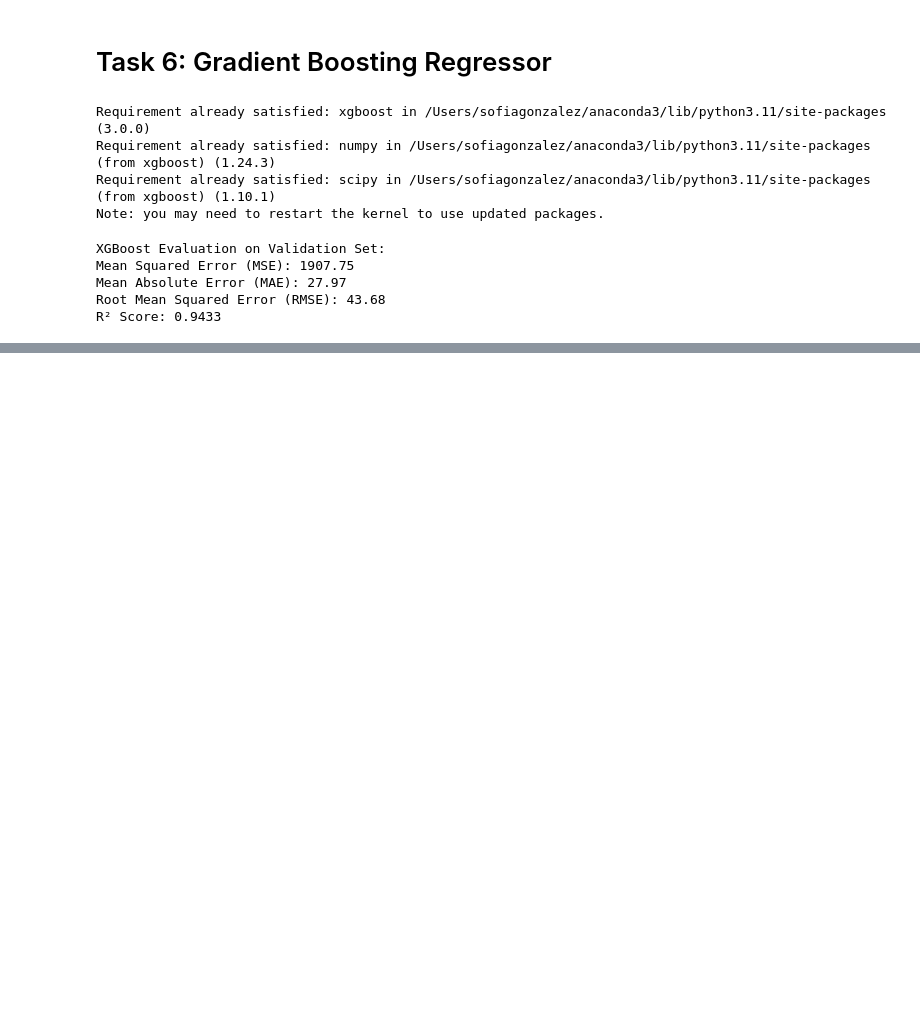
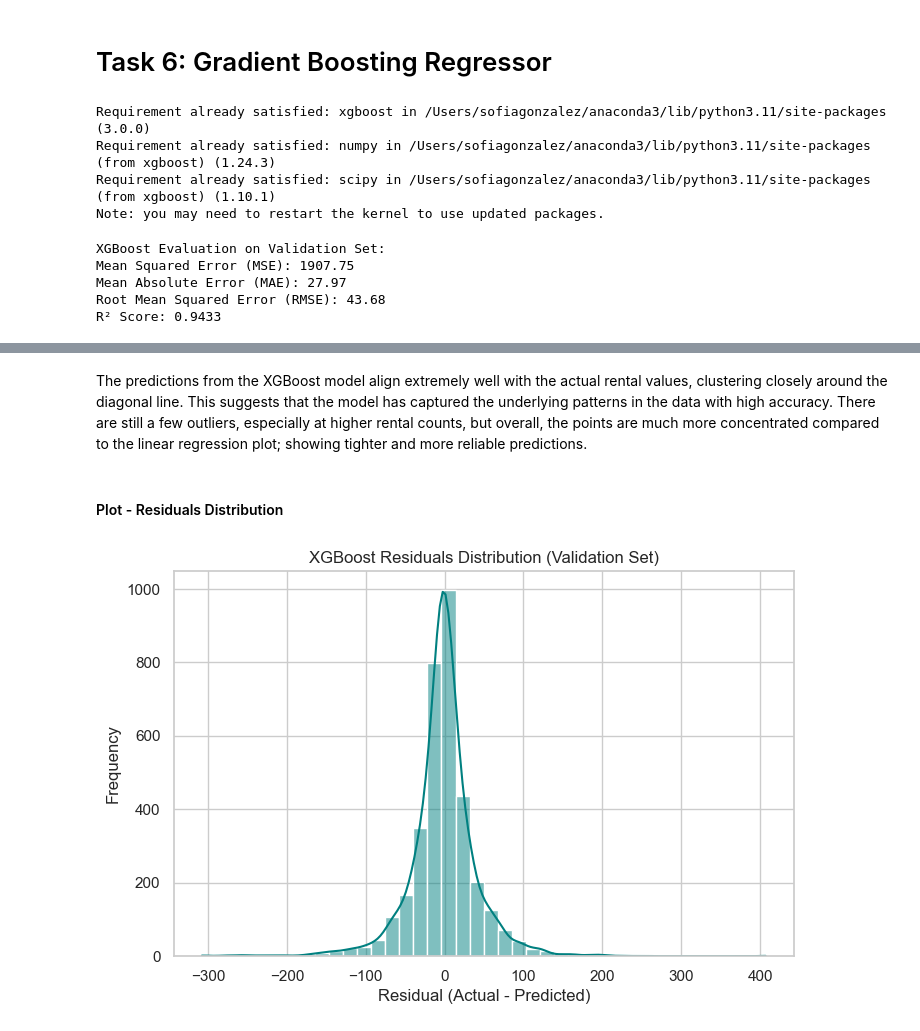
Before and after one commit to sofiagzzloz/ML-fundamentals-2025, a Jupyter notebook: assignmentII/assignment_2_sofia_gonzalez.ipynb, the cells around one changed output, grey strips where cells are left out. Cells and saved outputs as stored; diff of their text form; code cells hidden in the pictures; blank space fills up the shorter version.

```diff
--- a/assignmentII/assignment_2_sofia_gonzalez.ipynb
+++ b/assignmentII/assignment_2_sofia_gonzalez.ipynb
@@ -572,0 +594,18 @@ R² Score: 0.9433
+# %% [markdown]
+The predictions from the XGBoost model align extremely well with the actual rental values, clustering closely around the diagonal line. This suggests that the model has captured the underlying patterns in the data with high accuracy. There are still a few outliers, especially at higher rental counts, but overall, the points are much more concentrated compared to the linear regression plot; showing tighter and more reliable predictions.
+# %% [markdown]
+#### Plot - Residuals Distribution
+# %%
+import seaborn as sns
+
+residuals_xgb = y_val - y_val_pred_xgb
+
+plt.figure(figsize=(8, 5))
+sns.histplot(residuals_xgb, kde=True, bins=40, color='teal')
+plt.title("XGBoost Residuals Distribution (Validation Set)")
+plt.xlabel("Residual (Actual - Predicted)")
+plt.ylabel("Frequency")
+plt.grid(True)
+plt.show()
+# %% [output]
+[figure, added]
```
Also changed, not shown: parts of 7 cells of this notebook.
